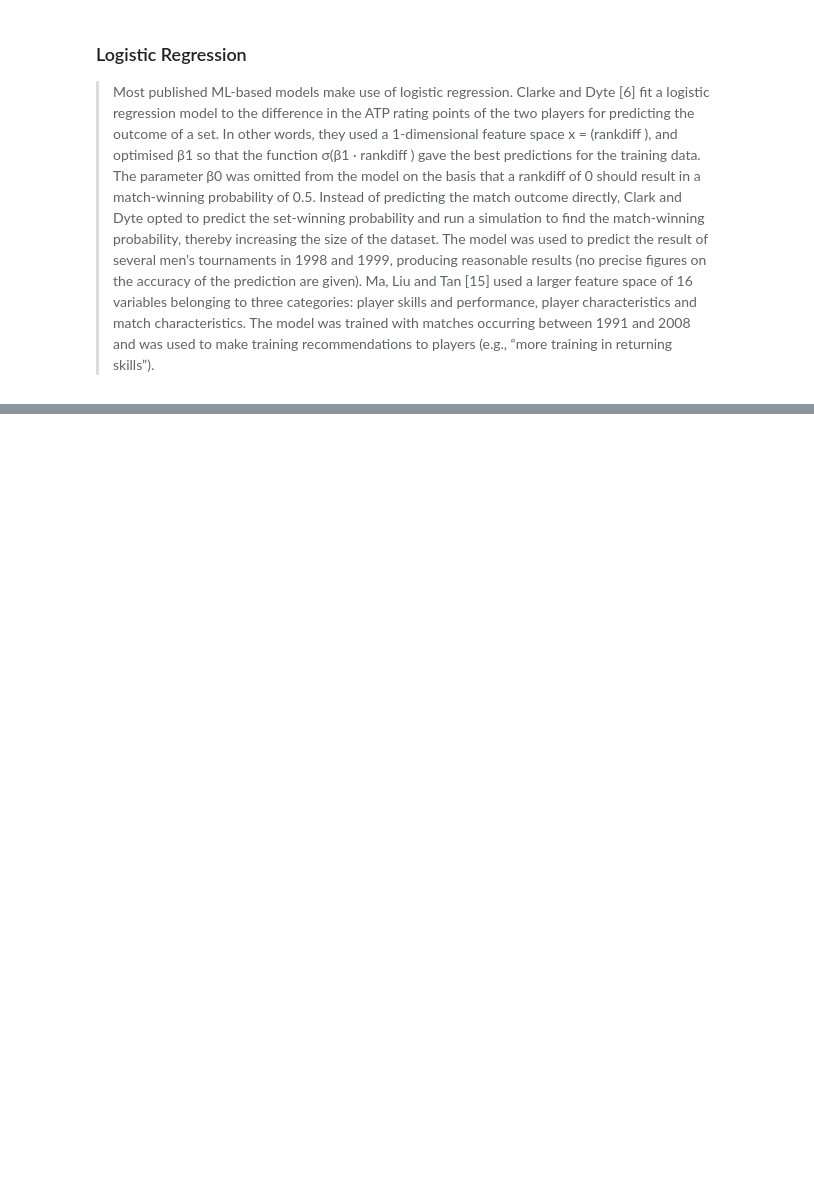
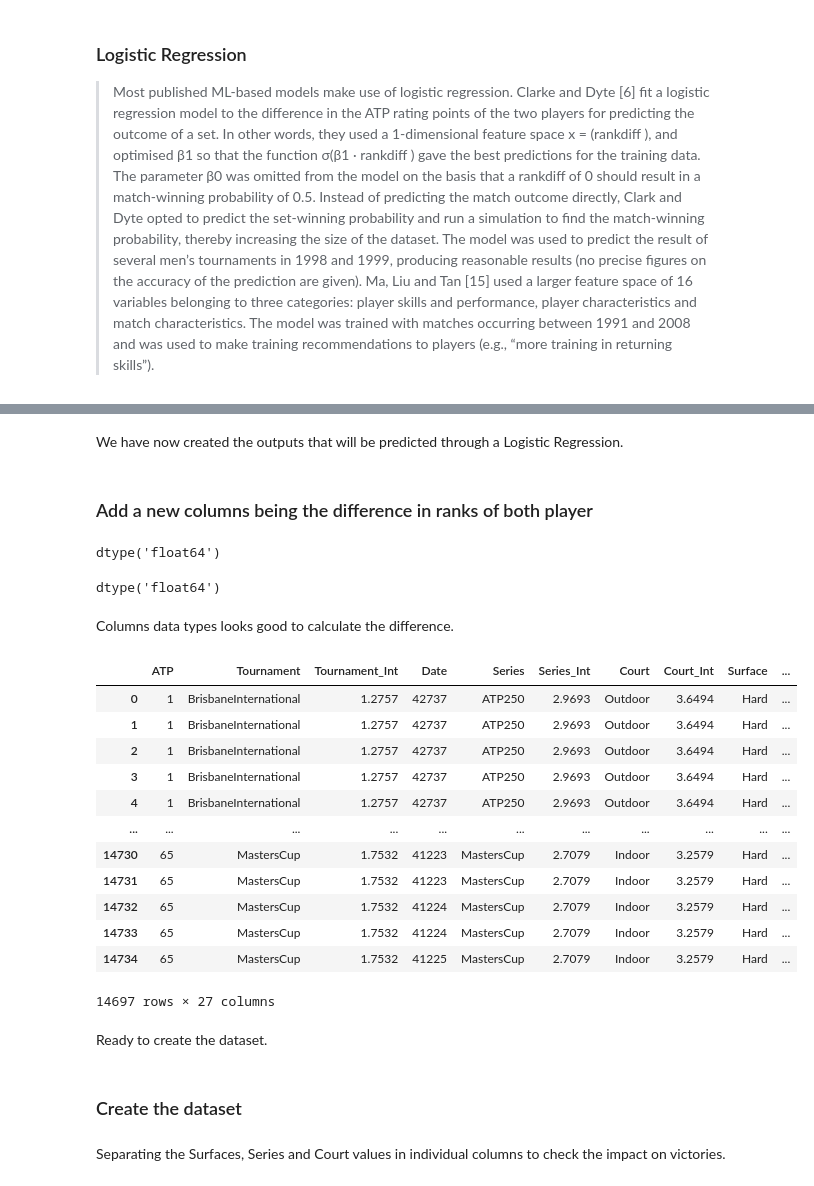
Before and after one commit to kevjiang64/SOEN471, a Jupyter notebook: Logistic Regression.ipynb, the cells around one changed output, grey strips where cells are left out. Drawn from its saved outputs; the diff is of its cells as text; code cells hidden in the pictures; blank space fills up the shorter version.

```diff
--- a/Logistic Regression.ipynb
+++ b/Logistic Regression.ipynb
@@ -31,0 +67,3 @@ ModuleNotFoundError: No module named 'pyspark'
+# %%
+won_column = np.where(all_ATP_matches.Winner == all_ATP_matches.Player1, 1, 0)
+all_ATP_matches["Won"] = won_column
@@ -31,0 +85,37 @@ ModuleNotFoundError: No module named 'pyspark'
+# %% [markdown]
+We have now created the outputs that will be predicted through a Logistic Regression.
+# %% [markdown]
+### Add a new columns being the difference in ranks of both player
+# %%
+all_ATP_matches.Player1_Rank.dtypes
+# %% [output]
+dtype('float64')
+# %%
+all_ATP_matches.Player2_Rank.dtypes
+# %% [output]
+dtype('float64')
+# %% [markdown]
+Columns data types looks good to calculate the difference.
+# %%
+all_ATP_matches['rank_difference'] = all_ATP_matches.Player1_Rank - all_ATP_matches.Player2_Rank
+all_ATP_matches.dropna()
+# %% [output]
+|  | ATP | Tournament | Tournament_Int | Date | Series | Series_Int | Court | Court_Int | Surface | ... |
+| 0 | 1 | BrisbaneInternational | 1.2757 | 42737 | ATP250 | 2.9693 | Outdoor | 3.6494 | Hard | ... |
+| 1 | 1 | BrisbaneInternational | 1.2757 | 42737 | ATP250 | 2.9693 | Outdoor | 3.6494 | Hard | ... |
+| 2 | 1 | BrisbaneInternational | 1.2757 | 42737 | ATP250 | 2.9693 | Outdoor | 3.6494 | Hard | ... |
+| 3 | 1 | BrisbaneInternational | 1.2757 | 42737 | ATP250 | 2.9693 | Outdoor | 3.6494 | Hard | ... |
+| 4 | 1 | BrisbaneInternational | 1.2757 | 42737 | ATP250 | 2.9693 | Outdoor | 3.6494 | Hard | ... |
+| ... | ... | ... | ... | ... | ... | ... | ... | ... | ... | ... |
+| 14730 | 65 | MastersCup | 1.7532 | 41223 | MastersCup | 2.7079 | Indoor | 3.2579 | Hard | ... |
+| 14731 | 65 | MastersCup | 1.7532 | 41223 | MastersCup | 2.7079 | Indoor | 3.2579 | Hard | ... |
+| 14732 | 65 | MastersCup | 1.7532 | 41224 | MastersCup | 2.7079 | Indoor | 3.2579 | Hard | ... |
+| 14733 | 65 | MastersCup | 1.7532 | 41224 | MastersCup | 2.7079 | Indoor | 3.2579 | Hard | ... |
+| 14734 | 65 | MastersCup | 1.7532 | 41225 | MastersCup | 2.7079 | Indoor | 3.2579 | Hard | ... |
+14697 rows × 27 columns
+# %% [markdown]
+Ready to create the dataset.
+# %% [markdown]
+### Create the dataset
+# %% [markdown]
+Separating the Surfaces, Series and Court values in individual columns to check the impact on victories.
```
Also changed, not shown: parts of 33 cells of this notebook, 1 other file.
